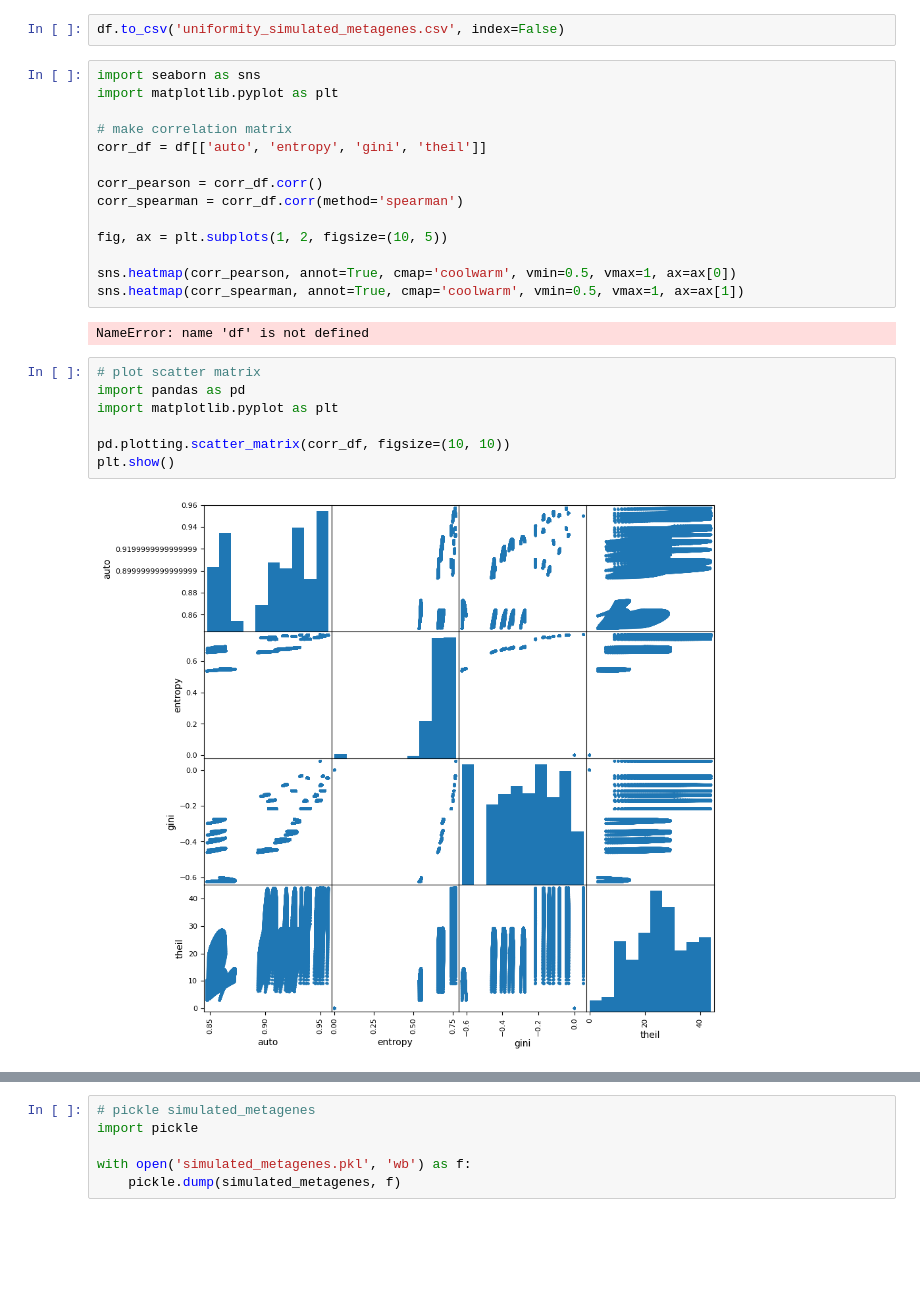
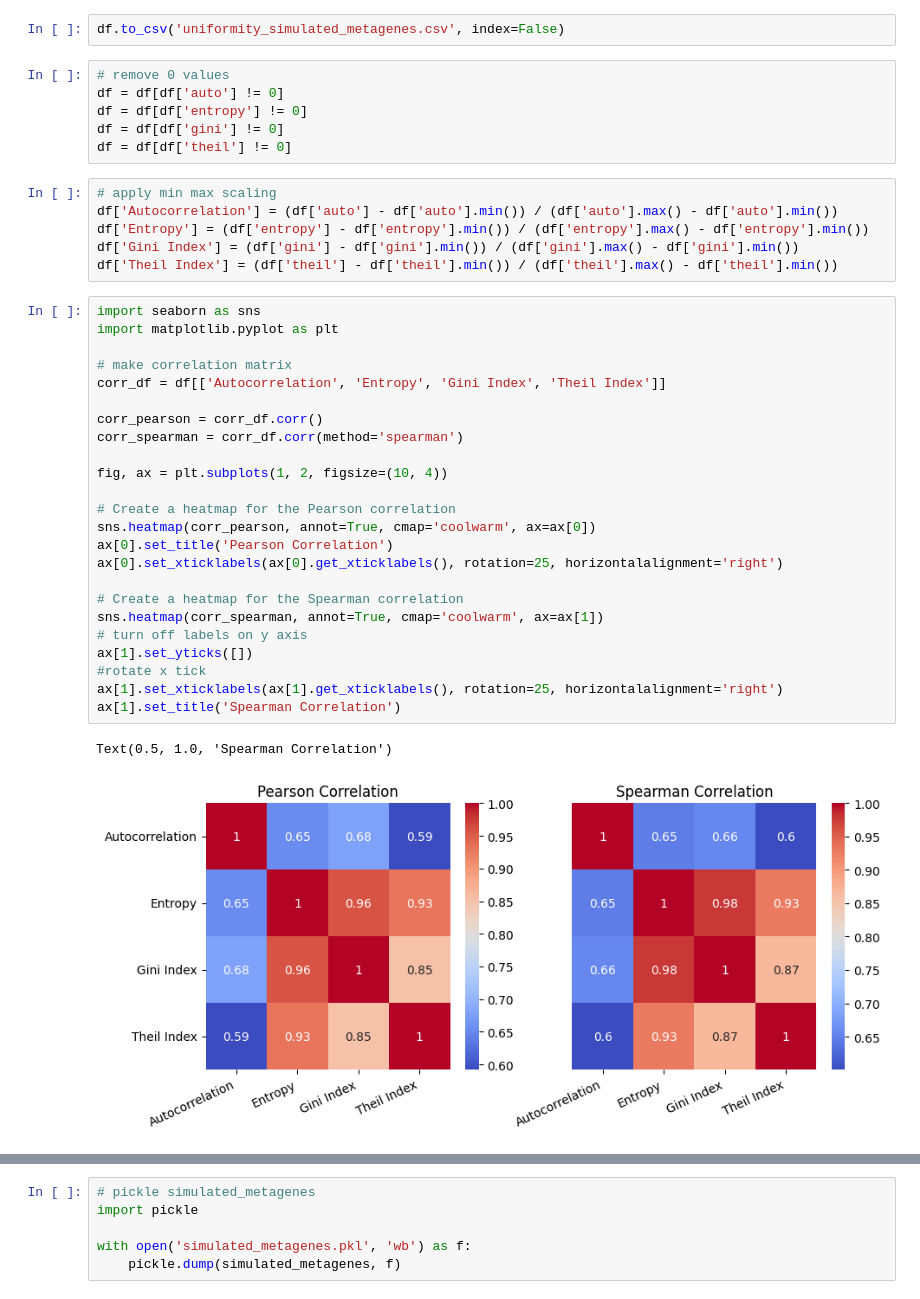
Before and after one commit to JackCurragh/Metric-Analysis, a Jupyter notebook: uniformity.ipynb, the cells around one changed output, grey strips where cells are left out. Cells and saved outputs as stored; diff of their text form; blank space fills up the shorter version.

```diff
--- a/uniformity.ipynb
+++ b/uniformity.ipynb
@@ -189,28 +194,42 @@ df['gini'] = df.apply(lambda x: uniformity_gini_index({'start': {1: {i: x['profi
 df['theil'] = df.apply(lambda x: uniformity_theil_index({'start': {1: {i: x['profile'][i] for i in range(len(x['profile']))}}})[1], axis=1)
 # %%
 df.to_csv('uniformity_simulated_metagenes.csv', index=False)
+# %%
+# remove 0 values
+df = df[df['auto'] != 0]
+df = df[df['entropy'] != 0]
+df = df[df['gini'] != 0]
+df = df[df['theil'] != 0]
+# %%
+# apply min max scaling
+df['Autocorrelation'] = (df['auto'] - df['auto'].min()) / (df['auto'].max() - df['auto'].min())
+df['Entropy'] = (df['entropy'] - df['entropy'].min()) / (df['entropy'].max() - df['entropy'].min())
+df['Gini Index'] = (df['gini'] - df['gini'].min()) / (df['gini'].max() - df['gini'].min())
+df['Theil Index'] = (df['theil'] - df['theil'].min()) / (df['theil'].max() - df['theil'].min())
 # %%
 import seaborn as sns
 import matplotlib.pyplot as plt
 
 # make correlation matrix
-corr_df = df[['auto', 'entropy', 'gini', 'theil']]
+corr_df = df[['Autocorrelation', 'Entropy', 'Gini Index', 'Theil Index']]
 
 corr_pearson = corr_df.corr()
 corr_spearman = corr_df.corr(method='spearman')
 
-fig, ax = plt.subplots(1, 2, figsize=(10, 5))
+fig, ax = plt.subplots(1, 2, figsize=(10, 4))
 
-sns.heatmap(corr_pearson, annot=True, cmap='coolwarm', vmin=0.5, vmax=1, ax=ax[0])
-sns.heatmap(corr_spearman, annot=True, cmap='coolwarm', vmin=0.5, vmax=1, ax=ax[1])
+# Create a heatmap for the Pearson correlation
+sns.heatmap(corr_pearson, annot=True, cmap='coolwarm', ax=ax[0])
+ax[0].set_title('Pearson Correlation')
+ax[0].set_xticklabels(ax[0].get_xticklabels(), rotation=25, horizontalalignment='right')
+
+# Create a heatmap for the Spearman correlation
+sns.heatmap(corr_spearman, annot=True, cmap='coolwarm', ax=ax[1])
+# turn off labels on y axis
+ax[1].set_yticks([])
+#rotate x tick
+ax[1].set_xticklabels(ax[1].get_xticklabels(), rotation=25, horizontalalignment='right')
+ax[1].set_title('Spearman Correlation')
 # %% [output]
-NameError: name 'df' is not defined
+Text(0.5, 1.0, 'Spearman Correlation')
+[figure, added]
-# %%
-# plot scatter matrix
-import pandas as pd
-import matplotlib.pyplot as plt
-
-pd.plotting.scatter_matrix(corr_df, figsize=(10, 10))
-plt.show()
-# %% [output]
-[figure, removed]
```
Also changed, not shown: parts of 4 cells of this notebook, 4 other files.
